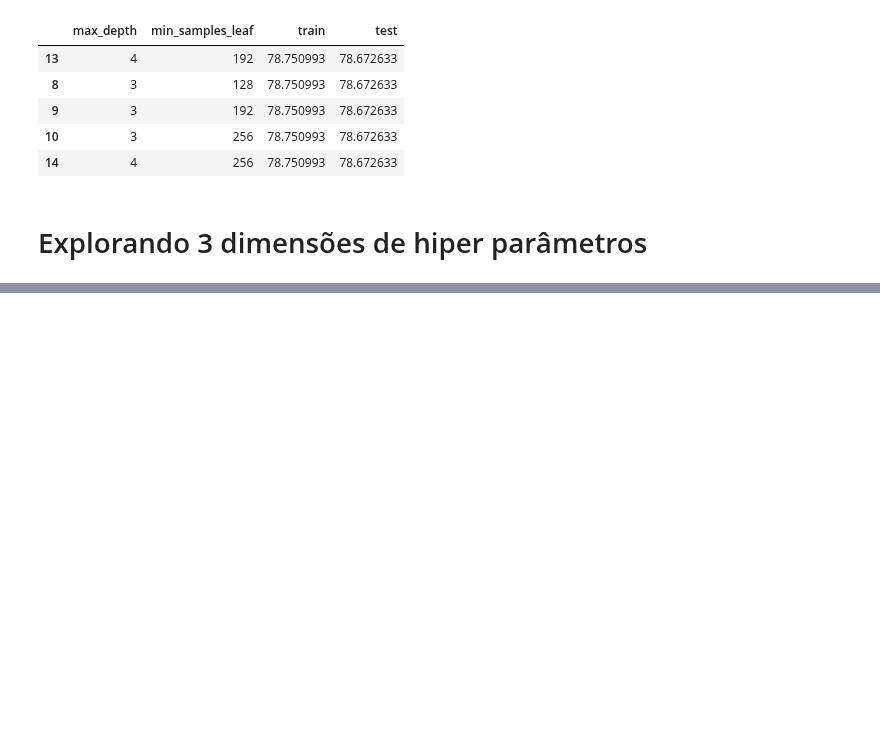
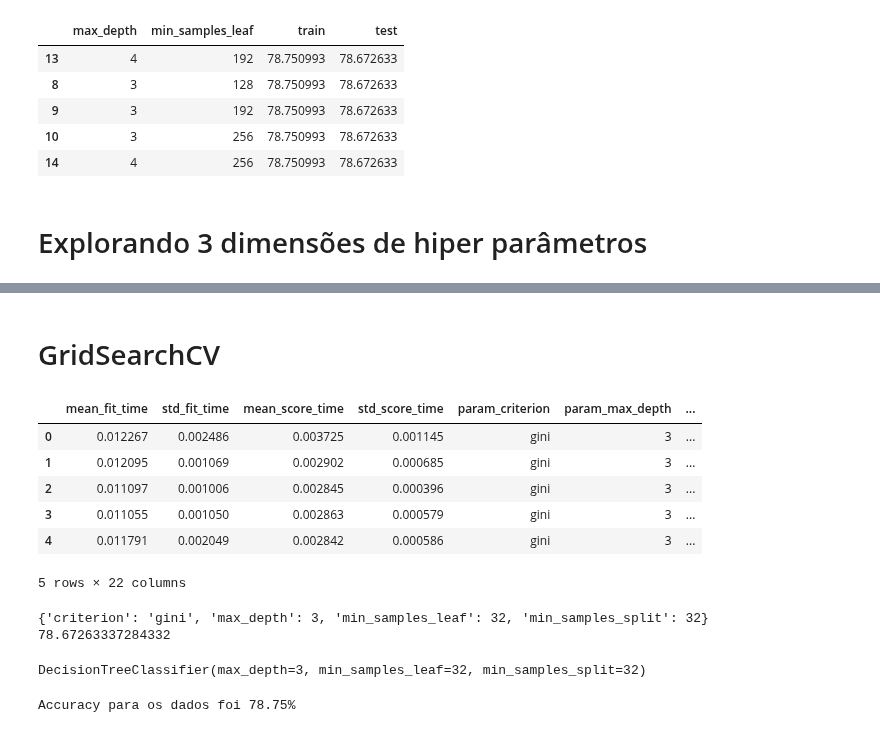
Before and after one commit to daianeklein/cursos-bootcamps, a Jupyter notebook: _Alura/Machine Learning/Otimizacao-modelos-atraves-hiperparametros/Parte I.ipynb, the cells around one changed output, grey strips where cells are left out. Drawn from its saved outputs; the diff is of its cells as text; code cells hidden in the pictures; blank space fills up the shorter version.

```diff
--- a/_Alura/Machine Learning/Otimizacao-modelos-atraves-hiperparametros/Parte I.ipynb
+++ b/_Alura/Machine Learning/Otimizacao-modelos-atraves-hiperparametros/Parte I.ipynb
@@ -505,0 +506,49 @@ resultados.sort_values("test", ascending=False).head()
+# %% [markdown]
+# GridSearchCV
+# %%
+from sklearn.model_selection import GridSearchCV
+
+
+SEED=301
+np.random.seed(SEED)
+
+espaco_de_parametros = {
+    "max_depth" : [3, 5],
+    "min_samples_split" : [32, 64, 128],
+    "min_samples_leaf" : [32, 64, 128],
+    "criterion" : ["gini", "entropy"]
+}
+
+busca = GridSearchCV(DecisionTreeClassifier(),
+                    espaco_de_parametros,
+                    cv = GroupKFold(n_splits = 10))
+busca.fit(x_azar, y_azar, groups = dados.modelo)
+resultados = pd.DataFrame(busca.cv_results_)
+resultados.head()
+# %% [output]
+|  | mean_fit_time | std_fit_time | mean_score_time | std_score_time | param_criterion | param_max_depth | ... |
+| 0 | 0.012267 | 0.002486 | 0.003725 | 0.001145 | gini | 3 | ... |
+| 1 | 0.012095 | 0.001069 | 0.002902 | 0.000685 | gini | 3 | ... |
+| 2 | 0.011097 | 0.001006 | 0.002845 | 0.000396 | gini | 3 | ... |
+| 3 | 0.011055 | 0.001050 | 0.002863 | 0.000579 | gini | 3 | ... |
+| 4 | 0.011791 | 0.002049 | 0.002842 | 0.000586 | gini | 3 | ... |
+5 rows × 22 columns
+# %%
+print(busca.best_params_)
+print(busca.best_score_ * 100)
+# %% [output]
+{'criterion': 'gini', 'max_depth': 3, 'min_samples_leaf': 32, 'min_samples_split': 32}
+78.67263337284332
+# %%
+melhor = busca.best_estimator_
+melhor
+# %% [output]
+DecisionTreeClassifier(max_depth=3, min_samples_leaf=32, min_samples_split=32)
+# %%
+from sklearn.metrics import accuracy_score
+
+predicoes = melhor.predict(x_azar)
+accuracy = accuracy_score(predicoes, y_azar) * 100
+print("Accuracy para os dados foi %.2f%%" % accuracy) #evitar esta abordagem
+# %% [output]
+Accuracy para os dados foi 78.75%
```
Also changed, not shown: parts of 3 cells of this notebook.
